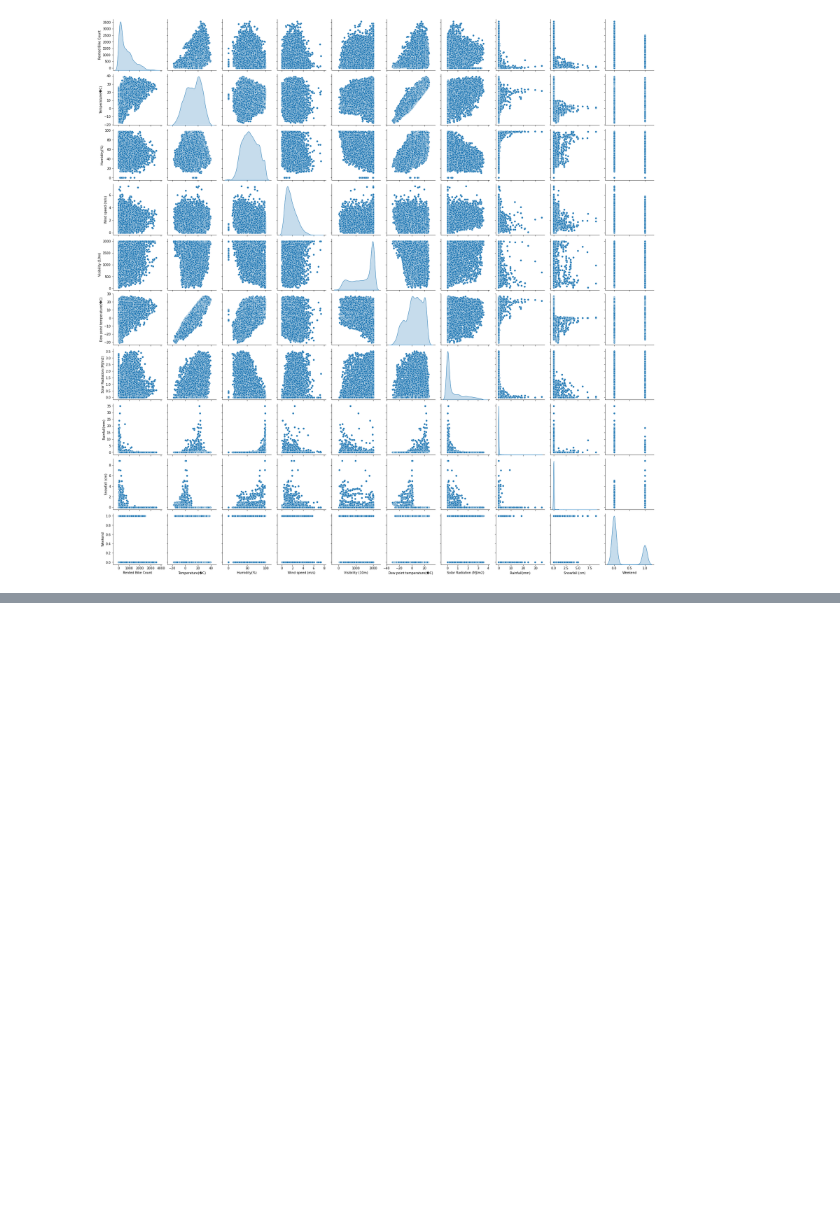
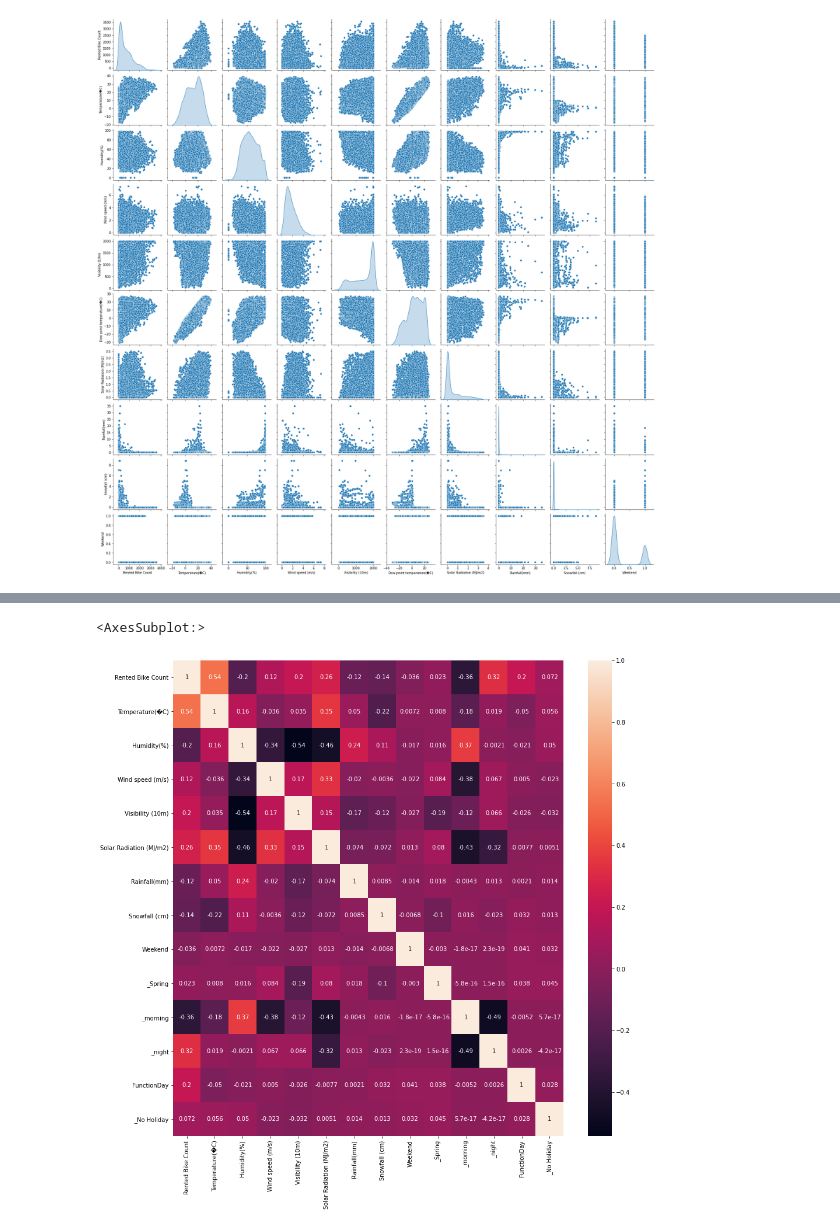
Before and after one commit to dinuthomas/aiml_bikes, a Jupyter notebook: bikeDemand.ipynb, the cells around one changed output, grey strips where cells are left out. Saved outputs shown, nothing was run; the diff lists cells and outputs as text; code cells hidden in the pictures; blank space fills up the shorter version.

```diff
--- a/bikeDemand.ipynb
+++ b/bikeDemand.ipynb
@@ -255,0 +379,2 @@ sns.heatmap(filter_corr, annot=True)
+# %%
+bikeData_feats_e32 = bikeData_feats.drop(['_Summer', '_Winter','Dew point temperature(�C)'],axis=1)
@@ -255,0 +401,6 @@ sns.heatmap(filter_corr, annot=True)
+# %%
+plt.figure(figsize=(15,15))
+sns.heatmap(bikeData_feats_e32.corr(),annot=True)
+# %% [output]
+<AxesSubplot:>
+[figure, added]
```
Also changed, not shown: parts of 31 cells of this notebook.
